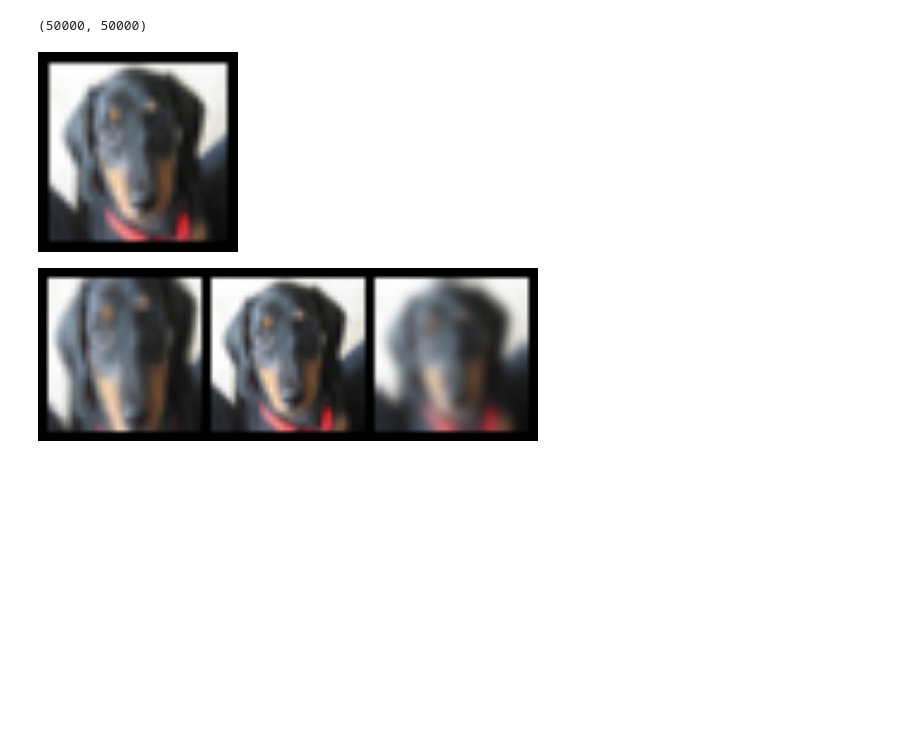
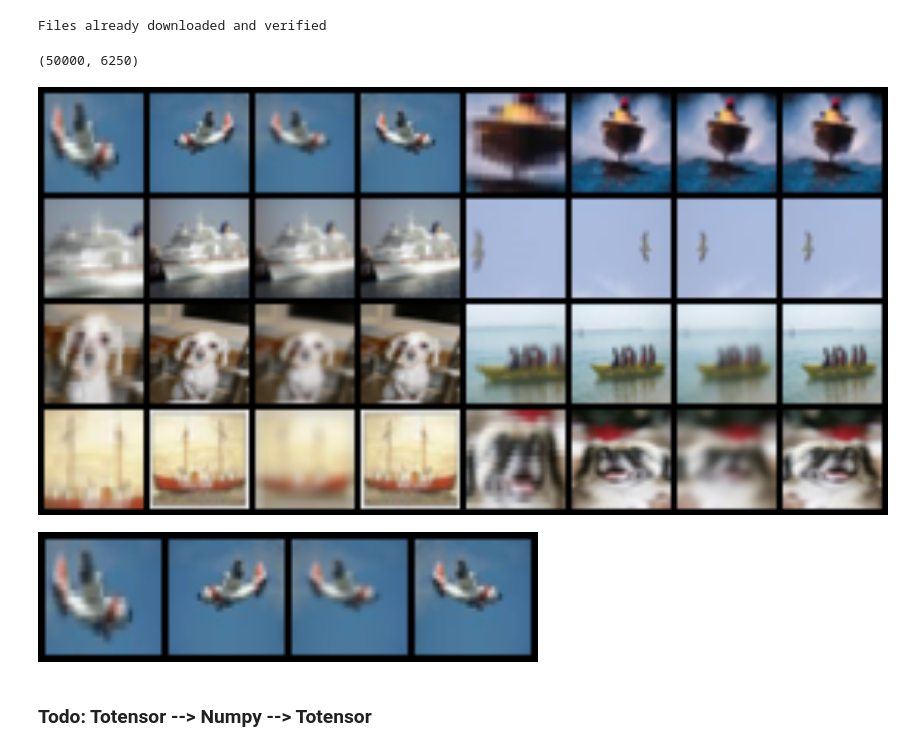
Before and after one commit to JackXu0/Unsupervised-learning-for-CIFAR10, a Jupyter notebook: CML Unsupervised.ipynb, the cells around one changed output. Drawn from its saved outputs; the diff is of its cells as text; code cells hidden in the pictures; blank space fills up the shorter version.

Commit message:
batchify code

```diff
--- a/CML Unsupervised.ipynb
+++ b/CML Unsupervised.ipynb
@@ -24,4 +24,20 @@ from imgaug import augmenters as iaa
 from torchsummary import summary
 # %%
 device = torch.device('cuda' if torch.cuda.is_available() else 'cpu')
-batch_size = 1
+bs = 8
+# %%
+def augmentation(im):
+    """
+    image: 1, 3, n, n tensor
+
+    output: num, 3, n, n tensor
+    """
+    transformations = [
+        iaa.Crop(px=(0, 10)), # crop images from each side by 0 to 16px (randomly chosen)
+        iaa.Fliplr(0.5), # horizontally flip 50% of the images
+        iaa.GaussianBlur(sigma=(0, 3.0)), # blur images with a sigma of 0 to 3.0
+        iaa.Noop()
+    ]
+
+    im = im.permute(1, 2, 0).numpy()
+    return torch.Tensor([t(image=im) for t in transformations]).permute(0, 3, 1, 2)
@@ -28,7 +46,8 @@ batch_size = 1
 # %%
 # dataset = datasets.ImageFolder(root='./data-nodules2d', transform = transforms.Compose([transforms.ToTensor()]))
-dataset = datasets.CIFAR10('.', transform = transforms.Compose([transforms.ToTensor()]))
+dataset = datasets.CIFAR10('.', transform = transforms.Compose([transforms.ToTensor(), augmentation]), download = True)
 dataloader = torch.utils.data.DataLoader(dataset, batch_size=batch_size, shuffle=True)
 len(dataset.train_data), len(dataloader)
 # %% [output]
-(50000, 50000)
+Files already downloaded and verified
+(50000, 6250)
@@ -37,6 +54,7 @@ seq = iaa.GaussianBlur(sigma=(0, 1)) # blur images with a sigma of 0 to 3.0
 # %%
 fixed_x, _ = next(iter(dataloader))
+fixed_x = fixed_x.view(-1, 3, 32, 32)
 save_image(fixed_x, 'real_image.png')
-display(Image('real_image.png', width=200, unconfined=True))
+display(Image('real_image.png', width=1000, unconfined=True))
 # %% [output]
-[figure, old version]
+[figure, new version]
@@ -61,7 +61,11 @@ aug = augmentation(fixed_x)
 # %%
-save_image(aug, 'real_image.png')
+a = fixed_x.view(bs, na, 3, 32, 32)
+
+save_image(a[0], 'real_image.png')
 display(Image('real_image.png', width=500, unconfined=True))
 # %% [output]
-[figure, old version]
+[figure, new version]
+# %% [markdown]
+### Todo: Totensor --> Numpy --> Totensor
 # %%
 class Net(nn.Module):
```
Also changed, not shown: parts of 15 cells of this notebook.
